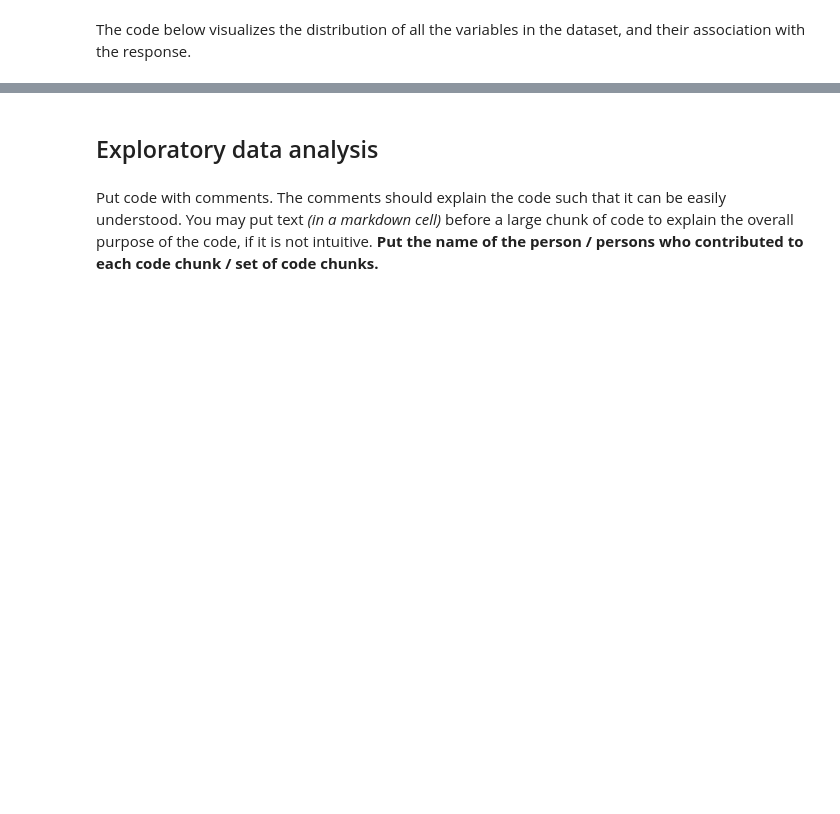
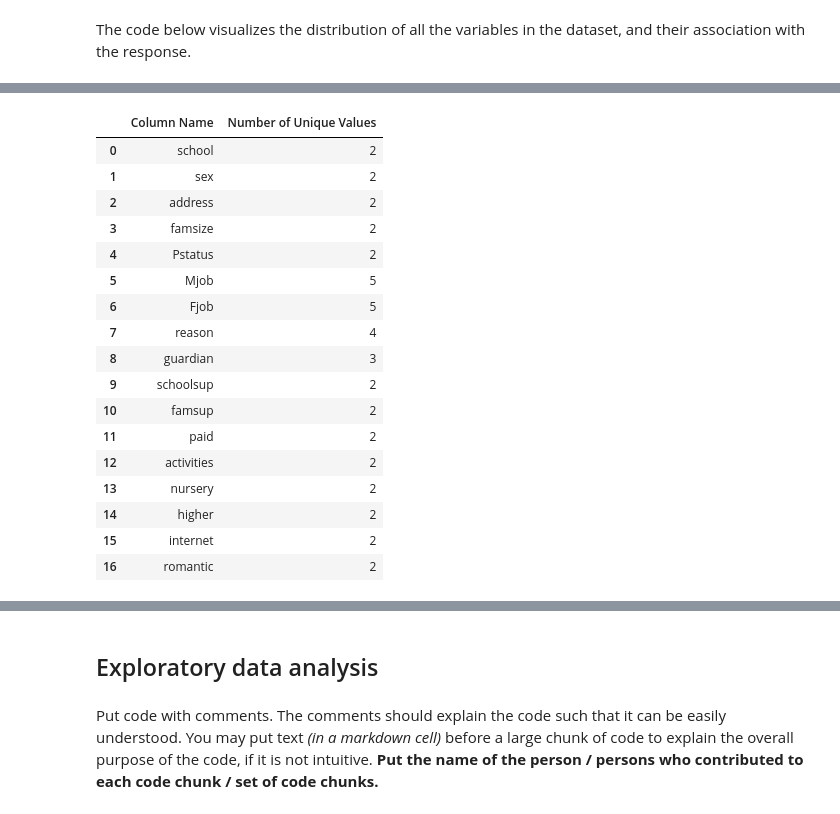
Before and after one commit to zshi719/student_grade_prediction, a Jupyter notebook: Project Code Template.ipynb, the cells around one changed output, grey strips where cells are left out. Saved outputs shown, nothing was run; the diff lists cells and outputs as text; code cells hidden in the pictures; blank space fills up the shorter version.

```diff
--- a/Project Code Template.ipynb
+++ b/Project Code Template.ipynb
@@ -180,0 +129,3 @@ The following data preparation steps helped us to prepare our data for implement
+# %%
+# read in data
+data = pd.read_csv("data/student-mat.csv")
@@ -180,0 +163,30 @@ The following data preparation steps helped us to prepare our data for implement
+# %%
+# categorical columns
+cat_columns = data.select_dtypes(include=['object']).columns
+
+columns = []
+
+# use loop comprehension to  store the column names and the number of unique values
+[columns.append([col, data[col].nunique()]) for col in cat_columns]
+
+tally_cat_cols = pd.DataFrame(columns, columns=['Column Name', 'Number of Unique Values'])
+tally_cat_cols
+# %% [output]
+|  | Column Name | Number of Unique Values |
+| 0 | school | 2 |
+| 1 | sex | 2 |
+| 2 | address | 2 |
+| 3 | famsize | 2 |
+| 4 | Pstatus | 2 |
+| 5 | Mjob | 5 |
+| 6 | Fjob | 5 |
+| 7 | reason | 4 |
+| 8 | guardian | 3 |
+| 9 | schoolsup | 2 |
+| 10 | famsup | 2 |
+| 11 | paid | 2 |
+| 12 | activities | 2 |
+| 13 | nursery | 2 |
+| 14 | higher | 2 |
+| 15 | internet | 2 |
+| 16 | romantic | 2 |
```
Also changed, not shown: parts of 22 cells of this notebook.
